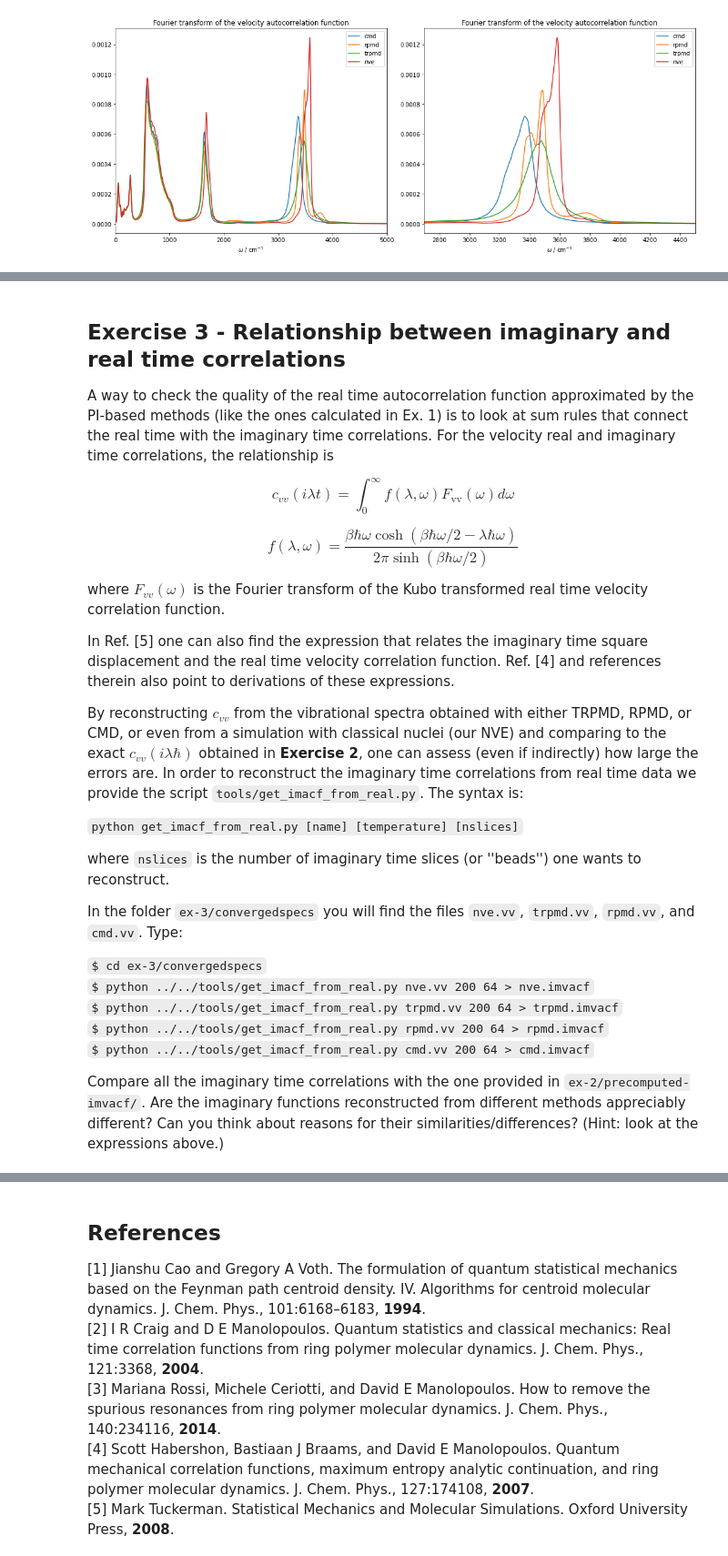
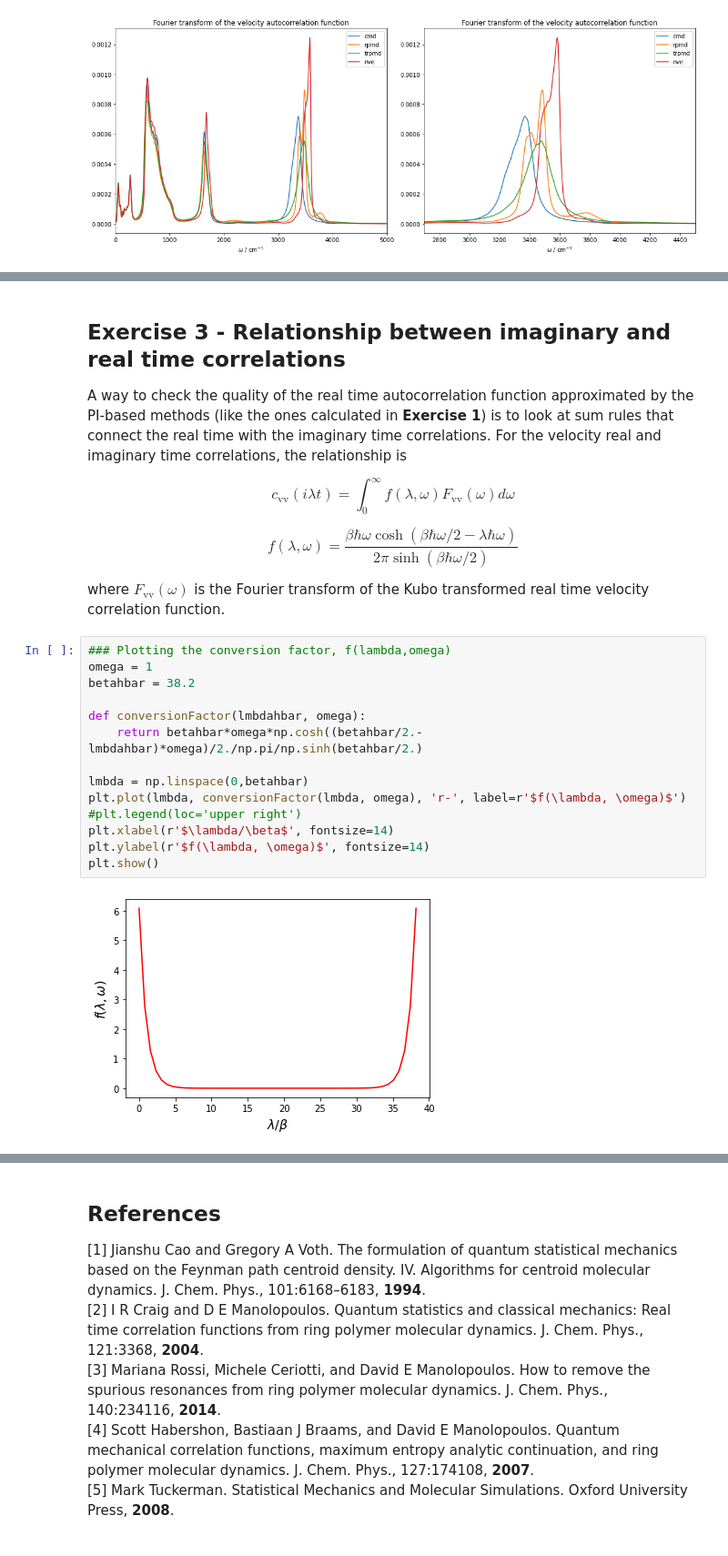
Before and after one commit to i-pi/tutorials-schools, a Jupyter notebook: day-3/day-3.ipynb, the cells around one changed output, grey strips where cells are left out. Shown: that part at 91% size. Drawn from its saved outputs; the diff is of its cells as text.

````diff
--- a/day-3/day-3.ipynb
+++ b/day-3/day-3.ipynb
@@ -286,30 +305,26 @@ The file generated `h2o-ice-trpmd.imvacf` contains the velocity imaginary time c
 # %% [markdown]
 <h2>Exercise 3 - Relationship between imaginary and real time correlations</h2>
 
-A way to check the quality of the real time autocorrelation function approximated by the PI-based methods (like the ones calculated in Ex. 1) is to look at sum rules that connect the real time with the imaginary time correlations. For the velocity real and imaginary time correlations, the relationship is
+A way to check the quality of the real time autocorrelation function approximated by the PI-based methods (like the ones calculated in <strong> Exercise 1</strong>) is to look at sum rules that connect the real time with the imaginary time correlations. For the velocity real and imaginary time correlations, the relationship is
 
-$$c_{vv}(i\lambda t) = \int_0^\infty f(\lambda,\omega) F_\mathrm{vv}(\omega) d\omega $$
+$$c_\mathrm{vv}(i\lambda t) = \int_0^\infty f(\lambda,\omega) F_\mathrm{vv}(\omega) d\omega $$
 
 $$f(\lambda,\omega) = \dfrac{\beta\hbar\omega \cosh({\beta\hbar\omega/2}-\lambda\hbar\omega)}{2\pi\sinh({\beta\hbar\omega/2})}$$
 
-where $F_{vv}(\omega)$ is the Fourier transform of the Kubo transformed real time velocity correlation function.
-
-In Ref. [5] one can also find the expression that relates the  imaginary time square displacement and the real time velocity correlation function. Ref. [4] and references therein also point to derivations of these expressions.
-
-By reconstructing $c_{vv}$ from the vibrational spectra obtained with either TRPMD, RPMD, or CMD, or even  from a simulation with classical nuclei (our NVE) and comparing to the exact $c_{vv}(i\lambda\hbar)$ obtained in <strong>Exercise 2</strong>, one can assess (even if indirectly) how large the errors are.
-In order to reconstruct the imaginary time correlations from real time data we provide the script `tools/get_imacf_from_real.py`. The syntax is:
-
-`python get_imacf_from_real.py [name] [temperature] [nslices]`
-
-where `nslices` is the number of imaginary time slices (or ''beads'') one wants to reconstruct.
-
-In the folder `ex-3/convergedspecs` you will find the files `nve.vv`, `trpmd.vv`, `rpmd.vv`, and `cmd.vv`. Type:
-
-```$ cd ex-3/convergedspecs``` <br>
-```$ python ../../tools/get_imacf_from_real.py nve.vv 200 64 > nve.imvacf``` <br>
-```$ python ../../tools/get_imacf_from_real.py trpmd.vv 200 64 > trpmd.imvacf``` <br>
-```$ python ../../tools/get_imacf_from_real.py rpmd.vv 200 64 > rpmd.imvacf``` <br>
-```$ python ../../tools/get_imacf_from_real.py cmd.vv 200 64 > cmd.imvacf```
-
-Compare all the imaginary time correlations with the one provided in `ex-2/precomputed-imvacf/`.
-Are the imaginary functions reconstructed from different methods appreciably different? Can you think about reasons for their similarities/differences? (Hint: look at the expressions above.)
+where $F_\mathrm{vv}(\omega)$ is the Fourier transform of the Kubo transformed real time velocity correlation function.
+# %%
+### Plotting the conversion factor, f(lambda,omega)
+omega = 1
+betahbar = 38.2
+
+def conversionFactor(lmbdahbar, omega):
+    return betahbar*omega*np.cosh((betahbar/2.-lmbdahbar)*omega)/2./np.pi/np.sinh(betahbar/2.)
+
+lmbda = np.linspace(0,betahbar)
+plt.plot(lmbda, conversionFactor(lmbda, omega), 'r-', label=r'$f(\lambda, \omega)$')
+#plt.legend(loc='upper right')
+plt.xlabel(r'$\lambda/\beta$', fontsize=14)
+plt.ylabel(r'$f(\lambda, \omega)$', fontsize=14)
+plt.show()
+# %% [output]
+[figure, added]
````
Also changed, not shown: parts of 9 cells of this notebook.
